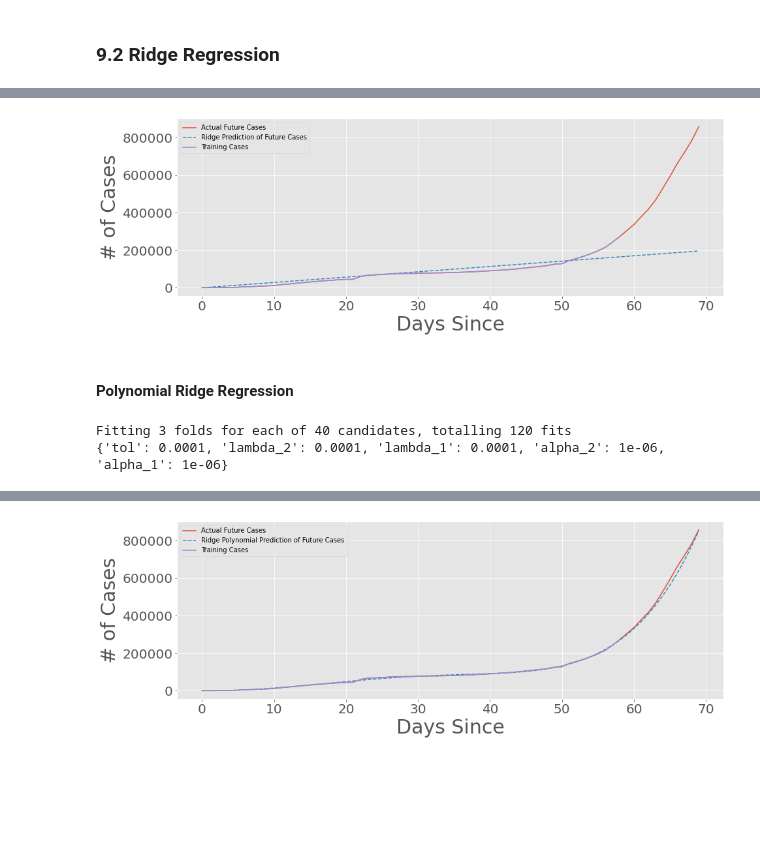
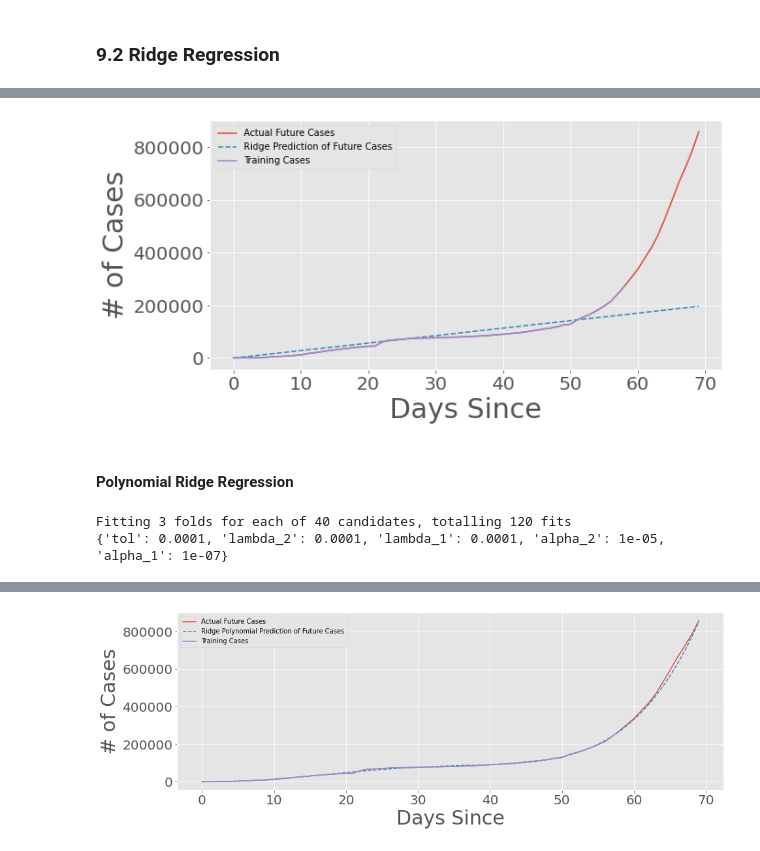
Before and after one commit to shireeshareddy187/fmml2021, a Jupyter notebook: Regression_Project.ipynb, the cells around one changed output, grey strips where cells are left out. Saved outputs shown, nothing was run; the diff lists cells and outputs as text; code cells hidden in the pictures; blank space fills up the shorter version.

```diff
--- a/Regression_Project.ipynb
+++ b/Regression_Project.ipynb
@@ -149,10 +149,10 @@ plt.plot(deathsGF_lst, label = "Growth Factor of Deaths")
 plt.plot(recovGF_lst, label = "Growth Factor of Recovered Cases")
 x = []
 for i in range((growth_len_lst)):
-    x.append(1)
+    x.append(i)
 plt.plot(x, label = "Growth Factor = 1.0")
 
-#plt.grid()
+plt.grid()
 plt.legend()
 plt.xlabel("Day")
 plt.ylabel("Growth Ratio")
@@ -341,25 +341,25 @@ MSE: 33054982293.940052
 # %%
-plt.figure(figsize=(15, 5))
+plt.figure(figsize=(10, 5))
 plt.plot(X,
          y,
          label = 'Actual Future Cases')
 plt.plot(X,
          y_ridge_pred,
          label = 'Ridge Prediction of Future Cases',
          linestyle = "dashed")
 plt.plot(X_train,
          y_train,
          label = 'Training Cases')
 
 #plt.title('# of Coronavirus Cases Over Time', size=30)
 plt.xlabel('Days Since', size = 30)
 plt.ylabel('# of Cases', size = 30)
 plt.legend()
 plt.xticks(size=20)
 plt.yticks(size=20)
 plt.show()
 # %% [output]
-[figure, old version]
+[figure, new version]
 # %% [markdown]
 #### Polynomial Ridge Regression
 # %%
@@ -376,7 +376,7 @@ bayesian_search_poly.fit(poly_X_train, y_train);
 print(bayesian_search_poly.best_params_)
 # %% [output]
 Fitting 3 folds for each of 40 candidates, totalling 120 fits
-{'tol': 0.0001, 'lambda_2': 0.0001, 'lambda_1': 0.0001, 'alpha_2': 1e-06, 'alpha_1': 1e-06}
+{'tol': 0.0001, 'lambda_2': 0.0001, 'lambda_1': 0.0001, 'alpha_2': 1e-05, 'alpha_1': 1e-07}
 # %%
 bayesian_poly_confirmed = bayesian_search_poly.best_estimator_
 test_poly_bayesian_pred = bayesian_poly_confirmed.predict(poly_X_test)
```
Also changed, not shown: parts of 5 cells of this notebook.
